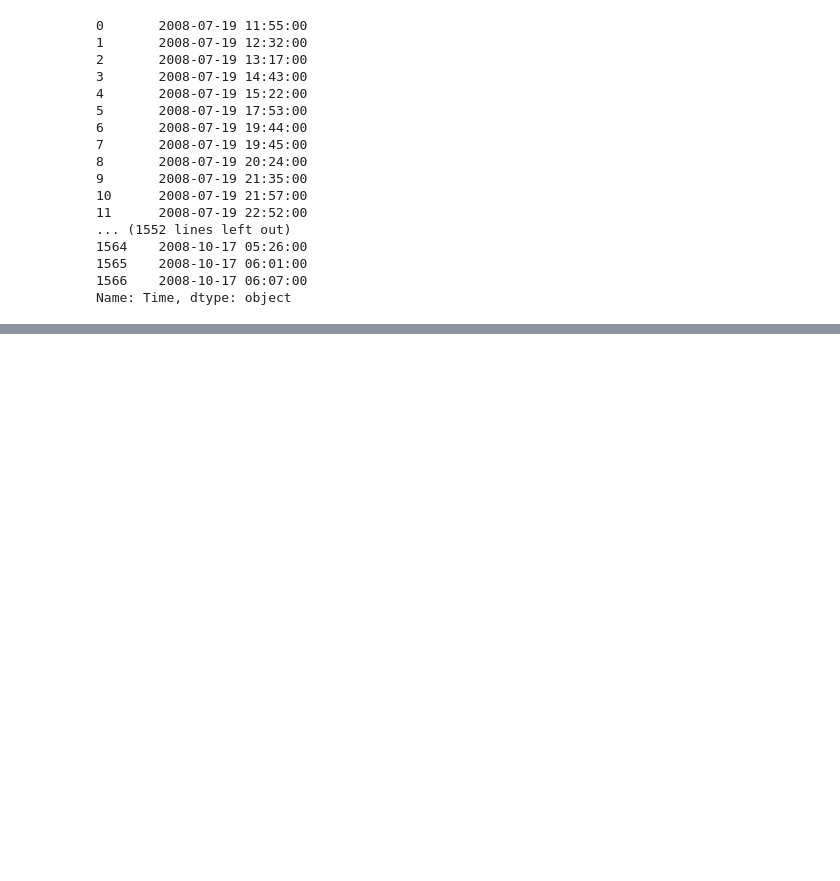
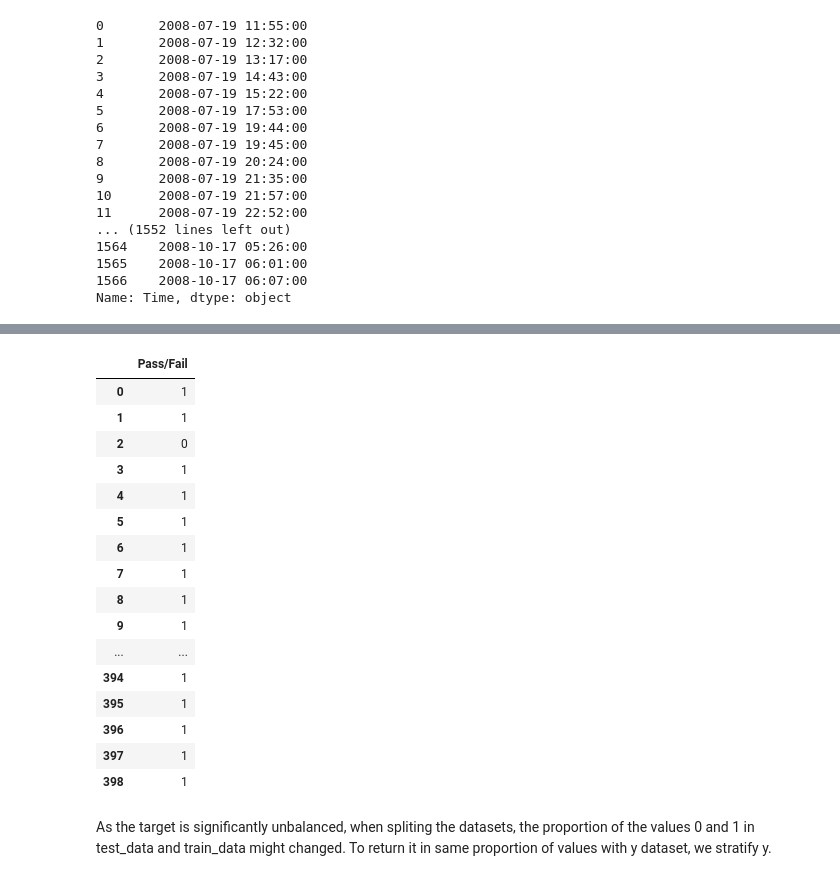
Before and after one commit to YixinPhang/Feature-Engineering-Project, a Jupyter notebook: Feature Engineering of Semiconductor-Based Data.ipynb, the cells around one changed output, grey strips where cells are left out. Drawn from its saved outputs; the diff is of its cells as text; code cells hidden in the pictures; blank space fills up the shorter version.

Commit message:
Split Datasets into training and testing data

```diff
--- a/Feature Engineering of Semiconductor-Based Data.ipynb
+++ b/Feature Engineering of Semiconductor-Based Data.ipynb
@@ -163,0 +166,2 @@ dtype: bool
+# %%
+data['Pass/Fail'].replace(to_replace=[-1,1],value=[1,0],inplace=True)
@@ -163,0 +183,21 @@ dtype: bool
+# %%
+X = data.drop('Pass/Fail', axis=1)
+y = data[['Pass/Fail']]
+# %% [output]
+|  | Pass/Fail |
+| 0 | 1 |
+| 1 | 1 |
+| 2 | 0 |
+| 3 | 1 |
+| 4 | 1 |
+| 5 | 1 |
+| 6 | 1 |
+| 7 | 1 |
+| 8 | 1 |
+| 9 | 1 |
+| ... | ... |
+| 394 | 1 |
+| 395 | 1 |
+| 396 | 1 |
+| 397 | 1 |
+| 398 | 1 |
@@ -163,0 +206,2 @@ dtype: bool
+# %% [markdown]
+As the target is significantly unbalanced, when spliting the datasets, the proportion of the values 0 and 1 in test_data and train_data might changed. To return it in same proportion of values with y dataset, we stratify y.
```
Also changed, not shown: parts of 38 cells of this notebook.
